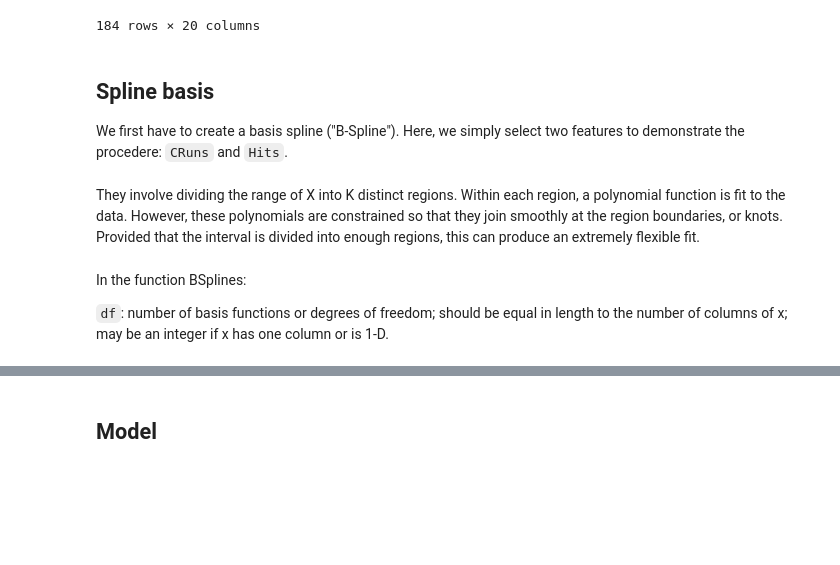
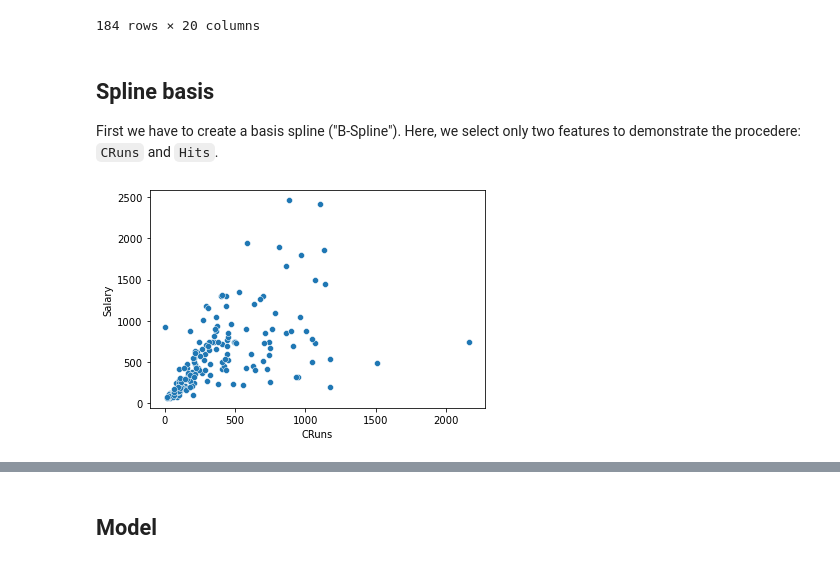
Before and after one commit to kirenz/regression, a Jupyter notebook: docs/gam.ipynb, the cells around one changed output, grey strips where cells are left out. Drawn from its saved outputs; the diff is of its cells as text; code cells hidden in the pictures; blank space fills up the shorter version.

```diff
--- a/docs/gam.ipynb
+++ b/docs/gam.ipynb
@@ -29,12 +29,4 @@ df_train
 # %% [markdown]
 ## Spline basis
 
-We first have to create a basis spline ("B-Spline"). Here, we simply select two features to demonstrate the procedere: `CRuns` and `Hits`.
+First we have to create a basis spline ("B-Spline"). Here, we select only two features to demonstrate the procedere: `CRuns` and `Hits`.
-# %% [markdown]
-They involve dividing the range of X into K distinct regions. Within each region, a polynomial function is ﬁt to the data. However, these polynomials are constrained so that they join smoothly at the region boundaries, or knots. Provided that the interval is divided into enough regions, this can produce an extremely ﬂexible ﬁt.
-# %% [markdown]
-
-
-In the function BSplines:
-
-`df`: number of basis functions or degrees of freedom; should be equal in length to the number of columns of x; may be an integer if x has one column or is 1-D.
@@ -40,0 +36,6 @@ In the function BSplines:
+# %%
+import seaborn as sns
+
+sns.scatterplot(x='CRuns', y='Salary', data=df_train);
+# %% [output]
+[figure, added]
```
Also changed, not shown: parts of 43 cells of this notebook, 38 other files.
